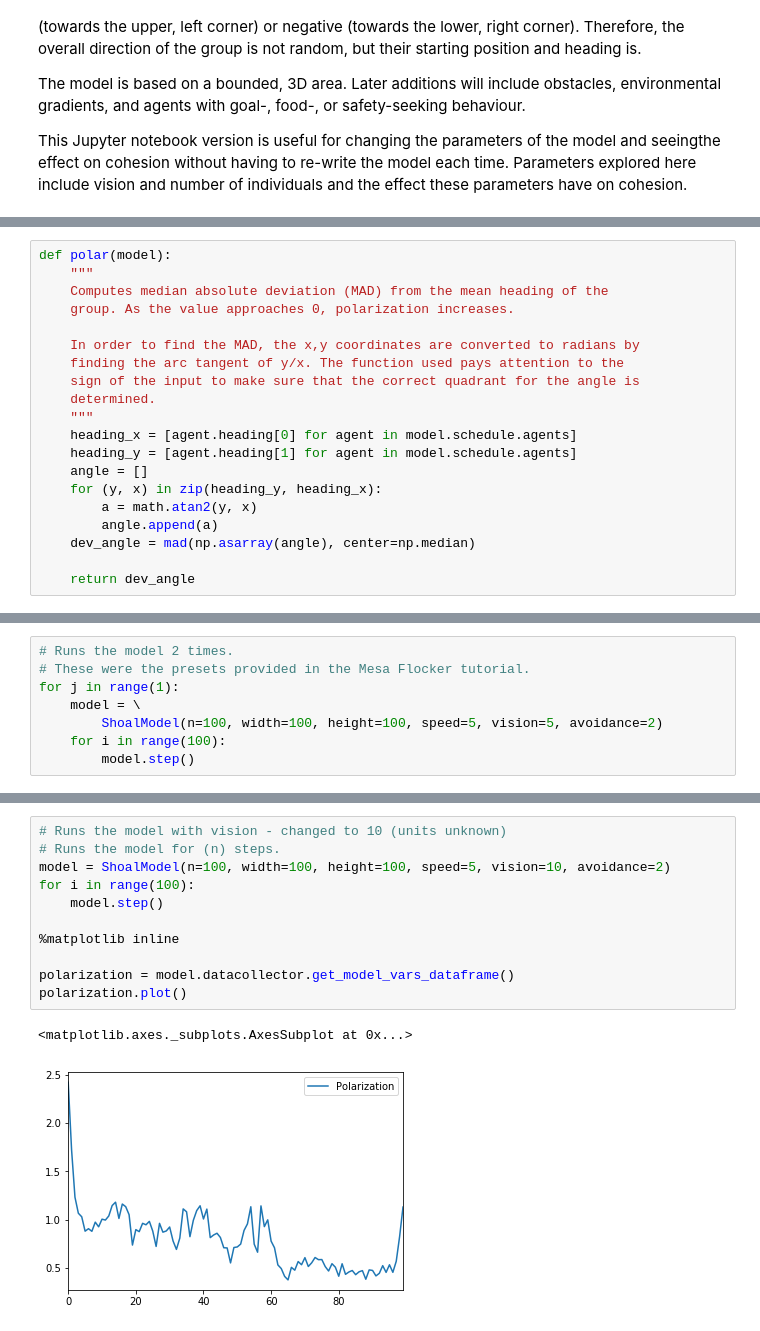
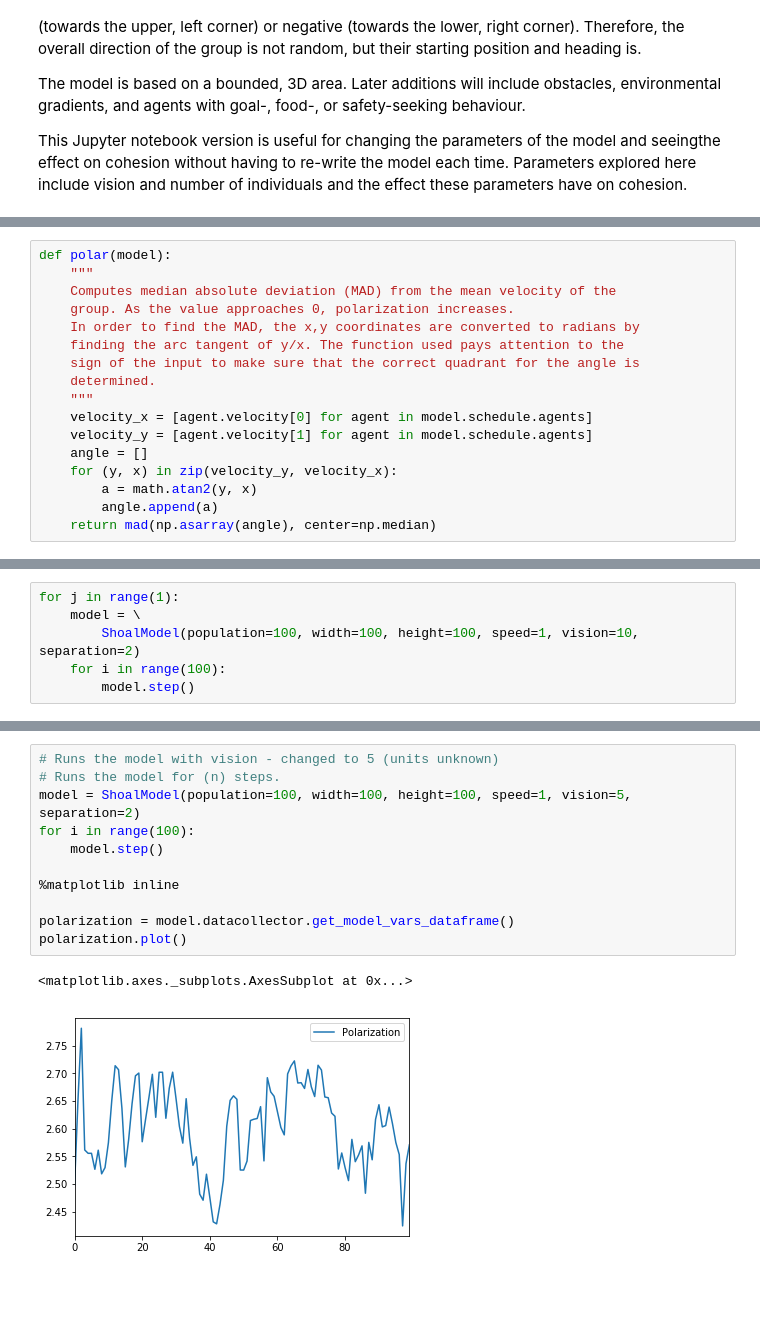
Before and after one commit to sowasser/fish-shoaling-model, a Jupyter notebook: shoal_model_polar.ipynb, the cells around one changed output, grey strips where cells are left out. Saved outputs shown, nothing was run; the diff lists cells and outputs as text; blank space fills up the shorter version.

Commit message:
Updated to reflect changes in the model from the pull request

```diff
--- a/shoal_model_polar.ipynb
+++ b/shoal_model_polar.ipynb
@@ -33,23 +32,20 @@ from mesa.visualization.modules import ChartModule
 # %%
 def polar(model):
     """
-    Computes median absolute deviation (MAD) from the mean heading of the
+    Computes median absolute deviation (MAD) from the mean velocity of the
     group. As the value approaches 0, polarization increases.
-
     In order to find the MAD, the x,y coordinates are converted to radians by
     finding the arc tangent of y/x. The function used pays attention to the
     sign of the input to make sure that the correct quadrant for the angle is
     determined.
     """
-    heading_x = [agent.heading[0] for agent in model.schedule.agents]
-    heading_y = [agent.heading[1] for agent in model.schedule.agents]
+    velocity_x = [agent.velocity[0] for agent in model.schedule.agents]
+    velocity_y = [agent.velocity[1] for agent in model.schedule.agents]
     angle = []
-    for (y, x) in zip(heading_y, heading_x):
+    for (y, x) in zip(velocity_y, velocity_x):
         a = math.atan2(y, x)
         angle.append(a)
-    dev_angle = mad(np.asarray(angle), center=np.median)
-
-    return dev_angle
+    return mad(np.asarray(angle), center=np.median)
 # %%
 # Defines the Agent class for the "fish" in the model
 class Fish(Agent):
@@ -194,11 +184,9 @@ class ShoalModel(Model):
         self.datacollector.collect(self)
         self.schedule.step()
 # %%
-# Runs the model 2 times.
-# These were the presets provided in the Mesa Flocker tutorial.
 for j in range(1):
     model = \
-        ShoalModel(n=100, width=100, height=100, speed=5, vision=5, avoidance=2)
+        ShoalModel(population=100, width=100, height=100, speed=1, vision=10, separation=2)
     for i in range(100):
         model.step()
 # %%
@@ -213,17 +201,17 @@ polarization.plot()
 # %%
-# Runs the model with vision - changed to 10 (units unknown)
+# Runs the model with vision - changed to 5 (units unknown)
 # Runs the model for (n) steps.
-model = ShoalModel(n=100, width=100, height=100, speed=5, vision=10, avoidance=2)
+model = ShoalModel(population=100, width=100, height=100, speed=1, vision=5, separation=2)
 for i in range(100):
     model.step()
 
 %matplotlib inline
 
 polarization = model.datacollector.get_model_vars_dataframe()
 polarization.plot()
 # %% [output]
 <matplotlib.axes._subplots.AxesSubplot at 0x...>
-[figure, old version]
+[figure, new version]
 # %%
 # Runs the model with vision - changed to 1 (units unknown)
 # Runs the model for (n) steps.
```
Also changed, not shown: parts of 7 cells of this notebook, 1 other file.
